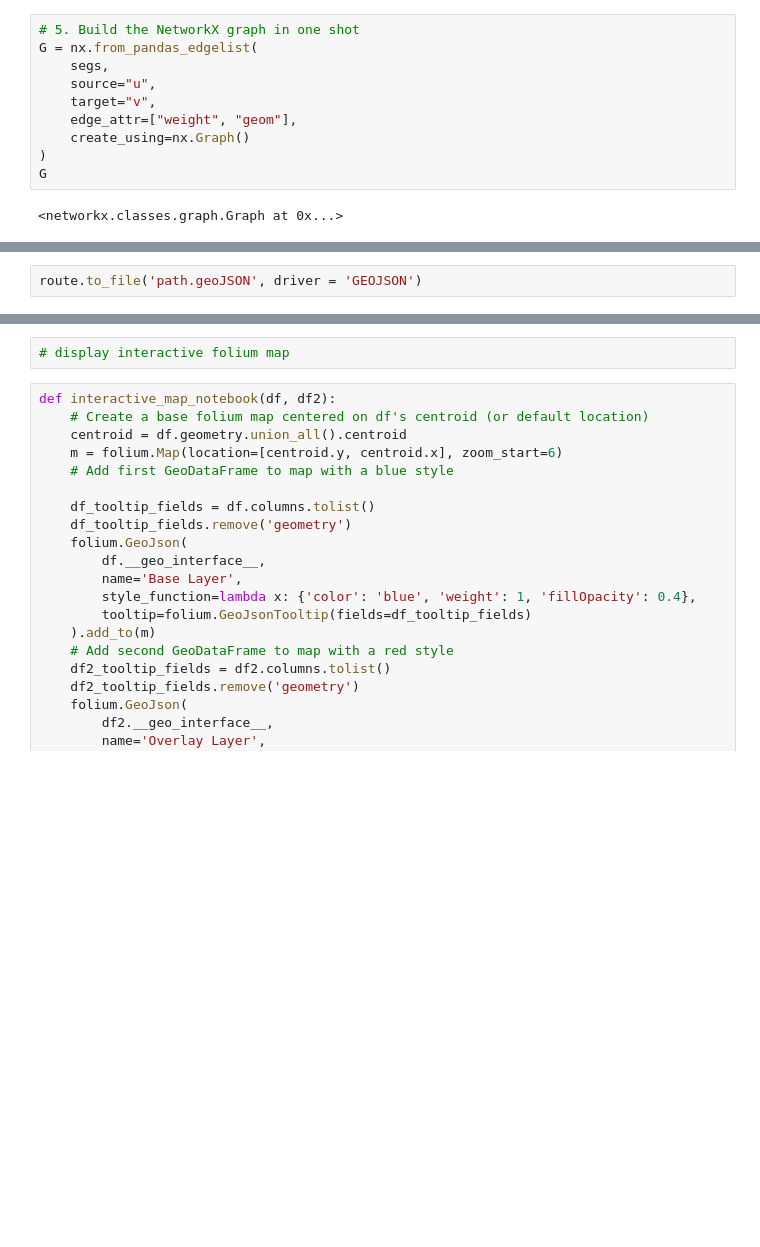
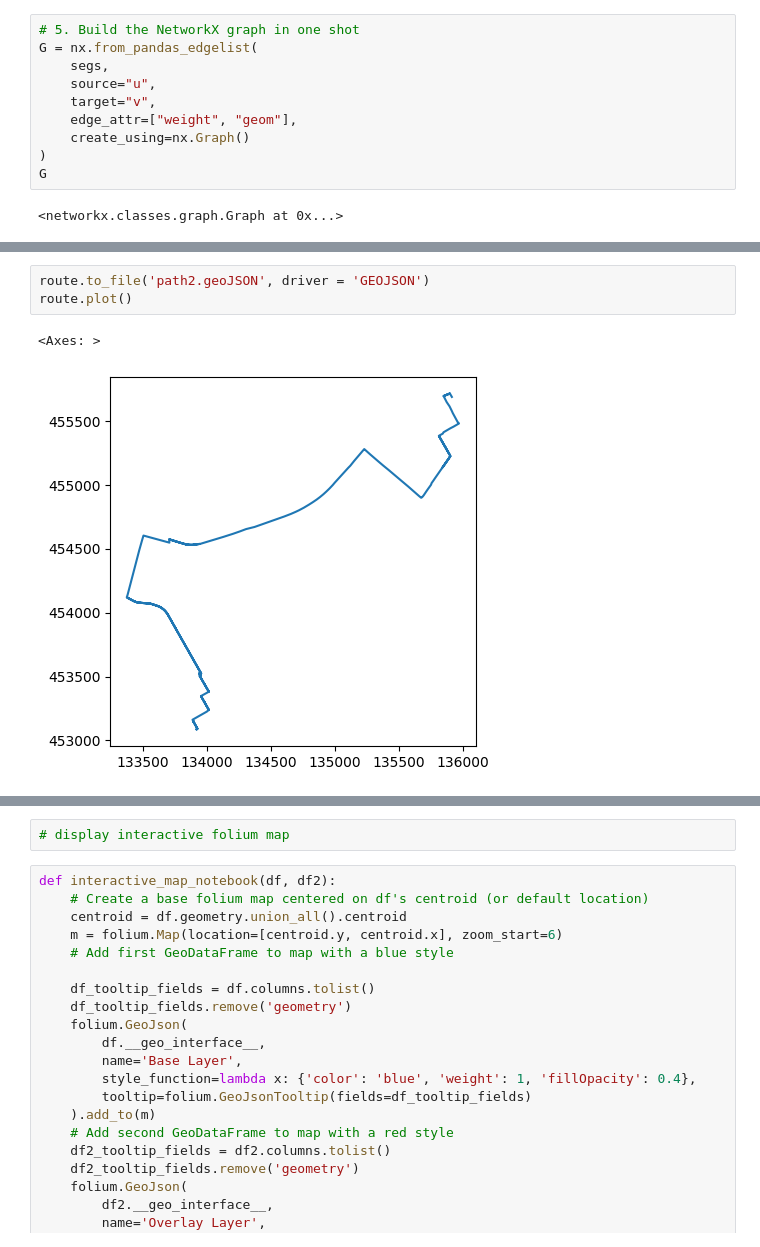
Before and after one commit to pratyush1611/pathfinder, a Jupyter notebook: nearest_graph_path.ipynb, the cells around one changed output, grey strips where cells are left out. Saved outputs shown, nothing was run; the diff lists cells and outputs as text; blank space fills up the shorter version.

```diff
--- a/nearest_graph_path.ipynb
+++ b/nearest_graph_path.ipynb
@@ -181,5 +162,9 @@ route
 # %%
-route.to_file('path.geoJSON', driver = 'GEOJSON')
+route.to_file('path2.geoJSON', driver = 'GEOJSON')
+route.plot()
+# %% [output]
+<Axes: >
+[figure, added]
 # %%
 base = ut.plot(column = 'st_lengthshape'
         ,legend=True
```
Also changed, not shown: parts of 16 cells of this notebook.
